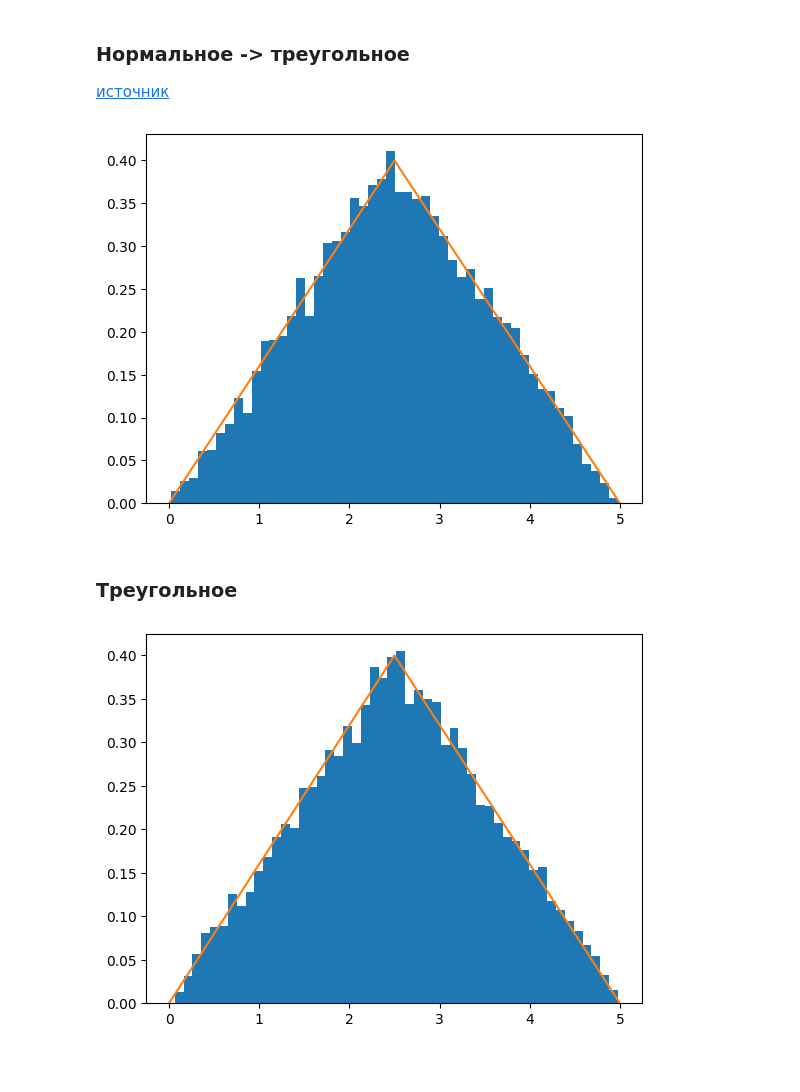
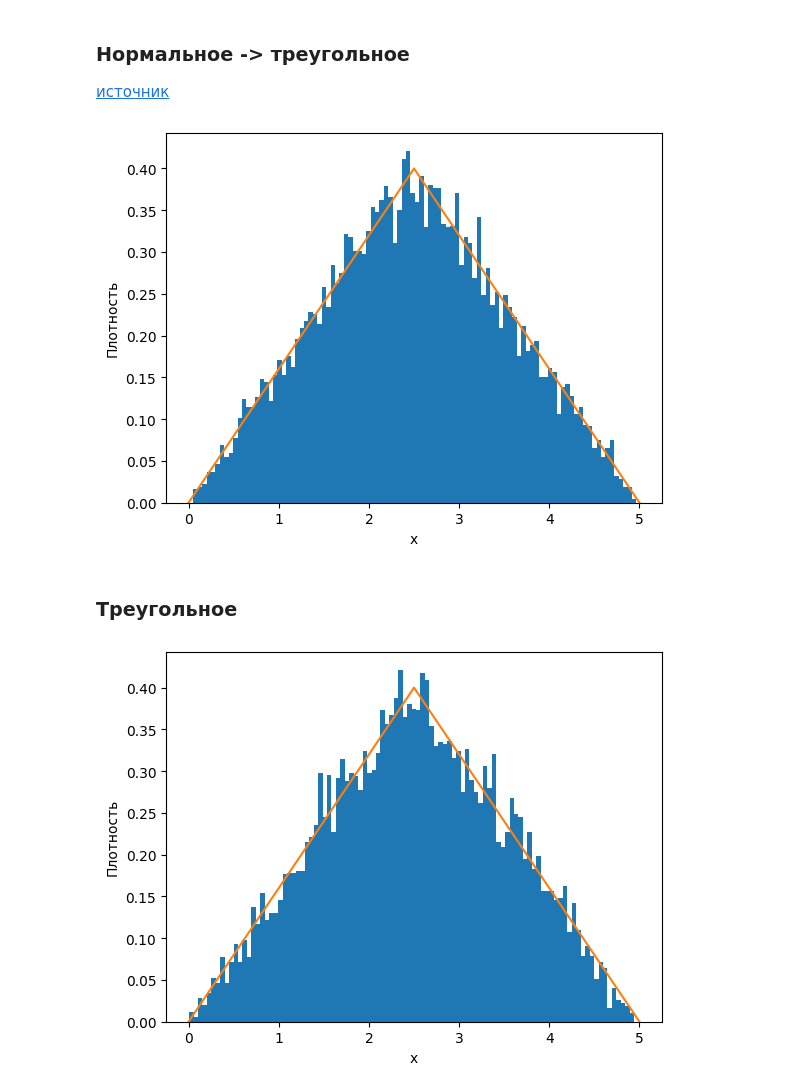
Before and after one commit to abgcw-dead/u-system-modeling, a Jupyter notebook: 8 Распределение Симпсона/SimpsonDistribution.ipynb, the cells around one changed output. Saved outputs shown, nothing was run; the diff lists cells and outputs as text; code cells hidden in the pictures; blank space fills up the shorter version.

```diff
--- a/8 Распределение Симпсона/SimpsonDistribution.ipynb
+++ b/8 Распределение Симпсона/SimpsonDistribution.ipynb
@@ -4,9 +4,12 @@ import matplotlib.pyplot as plt
 import random as rnd
 # %%
 n = 10000
+
 a = 0
 b = 5
 c = (b - a) / 2
+
+bins_n = 100
 # %% [markdown]
 ### Нормальное -> треугольное
 
@@ -21,18 +24,21 @@ def u2t(elem):
 unif_dist = np.random.uniform(0, 1, n)
 triang_dist = np.array(list(map(u2t, unif_dist)))
 
-bins_n = 50
 plt.hist(triang_dist, bins=bins_n, density=True)
 plt.plot([a, c, b], [0, 2 / (b - a), 0])
+plt.xlabel('x')
+plt.ylabel('Плотность')
 plt.show()
 # %% [output]
-[figure, old version]
+[figure, new version]
 # %% [markdown]
 ### Треугольное
 # %%
 td2 = [rnd.triangular(a, b) for _ in range(n)]
 plt.hist(td2, bins=bins_n, density=True)
 plt.plot([a, c, b], [0, 2 / (b - a), 0])
+plt.xlabel('x')
+plt.ylabel('Плотность')
 plt.show()
 # %% [output]
-[figure, old version]
+[figure, new version]
```
